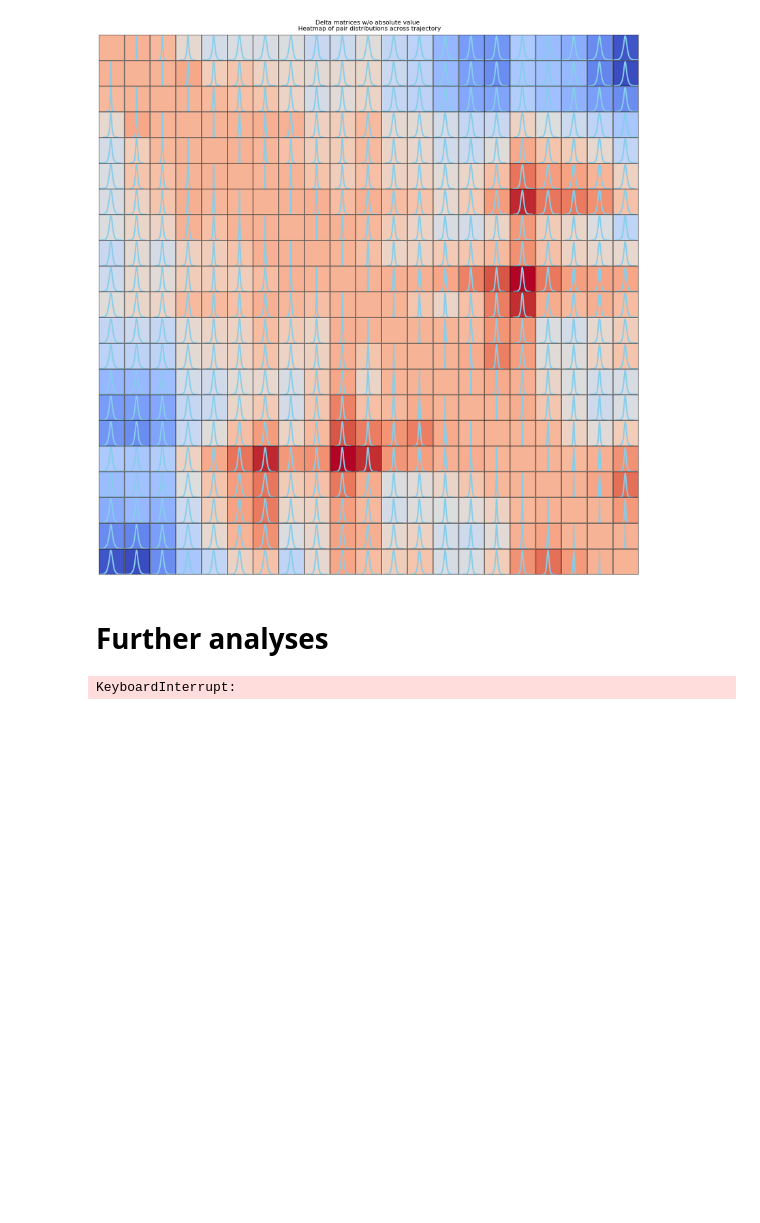
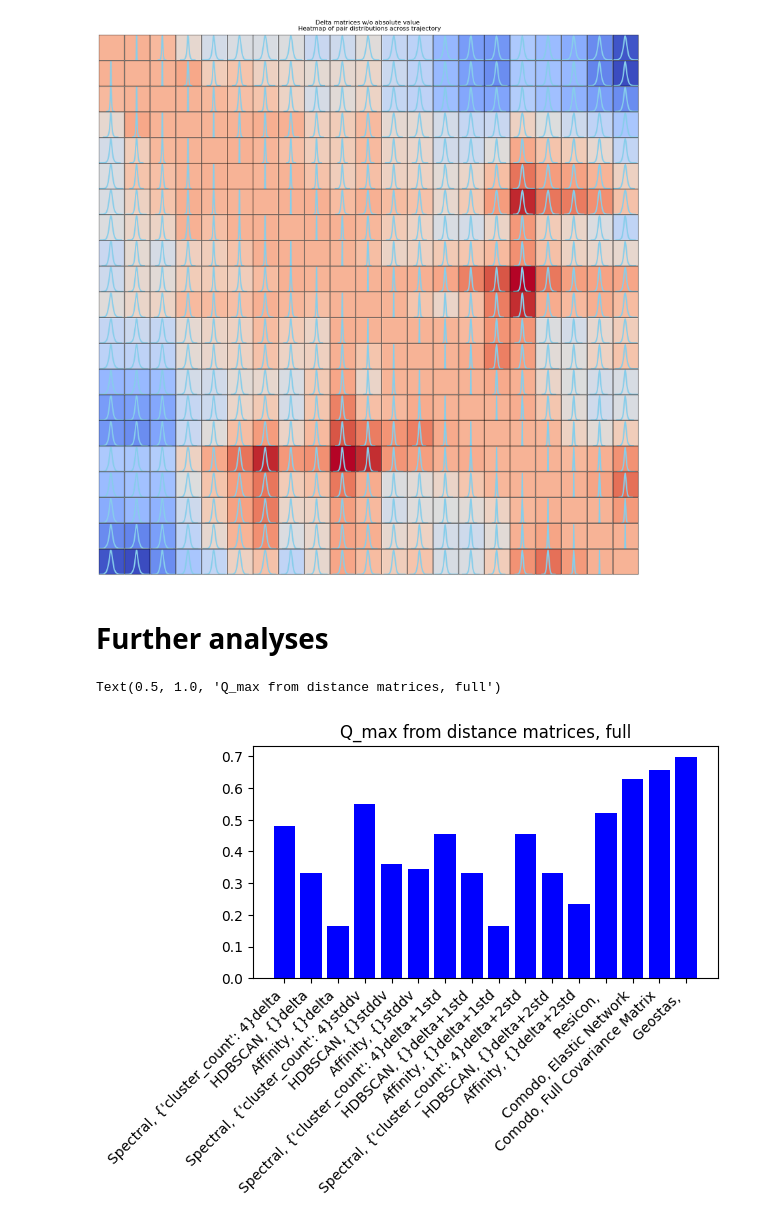
Before and after one commit to jalhackl/COMET, a Jupyter notebook: simple_protein_example_fspeptide.ipynb, the cells around one changed output. Saved outputs shown, nothing was run; the diff lists cells and outputs as text; code cells hidden in the pictures; blank space fills up the shorter version.

Commit message:
extended protein notebook

```diff
--- a/simple_protein_example_fspeptide.ipynb
+++ b/simple_protein_example_fspeptide.ipynb
@@ -222,8 +231,15 @@ md_trajectory_info_dcd = md_trajectory_info.copy()
 # %%
 md_trajectory_info_dcd[0] = "trajectory-1.dcd"
 # %%
+comodo_dict = dict()
+
+start_time = time.time()
+
 com_pd_eln = comodo.full_comodo_clustering(os.path.join("trajdata","McGibbon","trajectory-1.pdb"), elastic_network=True)
-comodo_dict = dict()
+curr_time = time.time() - start_time
+comodo_dict["runtime"] = curr_time
+
+
 comodo_dict["name"] = "Comodo"
 comodo_dict["method"] = "Comodo"
 comodo_dict["params"] = "Elastic Network"
@@ -250,8 +266,15 @@ R[write to console]:  libraries ‘/usr/local/lib/R/site-library’, ‘/usr/lib
 Name of output file: trajdata/McGibbon/trajectory-1.cov
 {1: [1, 2, 3, 4, 5, 6, 7, 8], 2: [9, 10, 11, 12, 13], 3: [14, 15, 16, 17, 18, 19, 20, 21]}
 # %%
+comodo_dict = dict()
+
+start_time = time.time()
 com_pd_no_eln = comodo.full_comodo_clustering(md_trajectory_info_dcd, elastic_network=False)
-comodo_dict = dict()
+
+curr_time = time.time() - start_time
+comodo_dict["runtime"] = curr_time
+
+
 comodo_dict["name"] = "Comodo"
 comodo_dict["method"] = "Comodo"
 comodo_dict["params"] = "Full Covariance Matrix"
@@ -295,6 +305,15 @@ geostas_clusters = compute_geostas_clusters_multipdb(filename=os.path.join("traj
 # %%
+from geostas import *
+geostas_dict = dict()
 
-geostas_dict = dict()
+start_time = time.time()
+
+geostas_clusters = compute_geostas_clusters_multipdb(filename=os.path.join("trajdata", md_trajectory_info_dcd[2], "trajectory-1_multipdb.pdb"), only_CA=True)
+
+
+curr_time = time.time() - start_time
+geostas_dict["runtime"] = curr_time
+
 geostas_dict["name"] = "Geostas"
 geostas_dict["method"] = "Geostas"
 geostas_dict["params"] = ""
@@ -322,17 +377,23 @@ dist_heatmaps_for_matrices(delta_matrices_wo_absolute,title="Delta matrices w/o
 # Further analyses
 # %%
 Qs = []
+clustering_names = []
 from compare_clusterings import *
-for cl in [cl["clustering"] for cl in res]:
+for i, cl in enumerate([cl["clustering"] for cl in res]):
 
-    new_dist_Q_max_value, _ = get_Q_for_clustering_extended(dist_matrices, np.array(cl), None, use_max=True, thinning_factor=None, only_adjacent=False, reference_frame=None, return_raw=False)
+    new_dist_Q_max_value, _ = get_Q_for_clustering_extended(dist_matrices, np.array(cl), None, use_max=True, thinning_factor=500, only_adjacent=False, reference_frame=None, return_raw=False)
     Qs.append(new_dist_Q_max_value)
+    try:
+        clustering_names.append(res[i]["name"] + ", " + str(res[i]["params"]) + res[i]["matrix"])
+    except:
+        clustering_names.append(res[i]["name"] + ", " + str(res[i]["params"]) )
 
 plt.bar(clustering_names, Qs, color='blue')
 plt.xticks(rotation=45, ha='right')
 
 plt.tight_layout()
 
 plt.title("Q_max from distance matrices, full")
 # %% [output]
-KeyboardInterrupt:
+Text(0.5, 1.0, 'Q_max from distance matrices, full')
+[figure, added]
```
Also changed, not shown: parts of 46 cells of this notebook, 5 other files.
